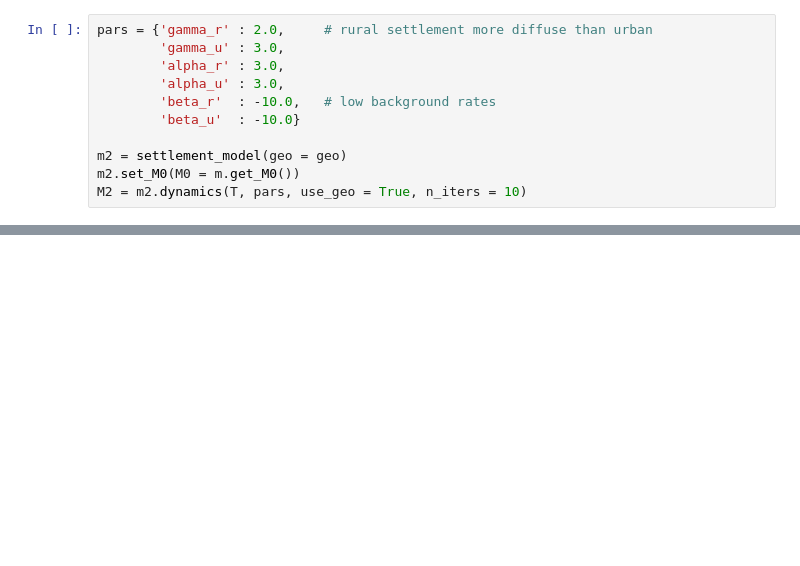
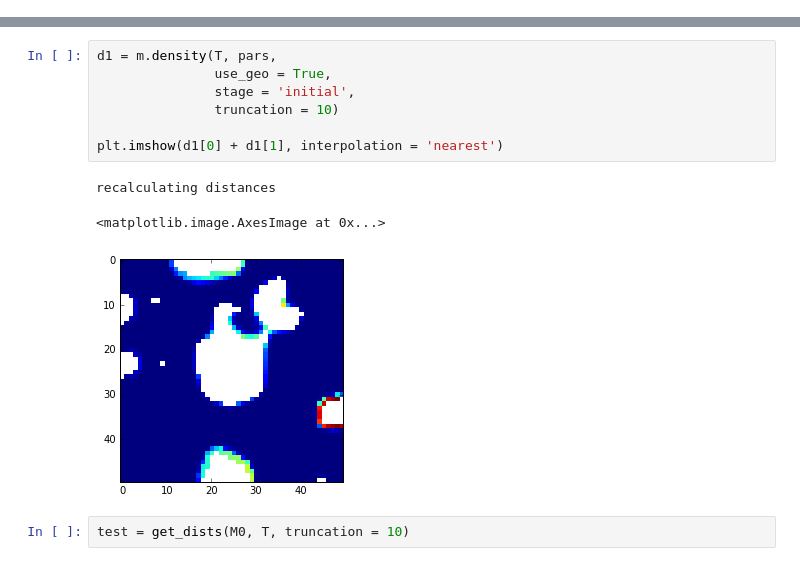
Before and after one commit to adrianalbert/city-simulator, a Jupyter notebook: Simulation Scratchwork.ipynb, the cells around one changed output, grey strips where cells are left out. Drawn from its saved outputs; the diff is of its cells as text; blank space fills up the shorter version.

```diff
--- a/Simulation Scratchwork.ipynb
+++ b/Simulation Scratchwork.ipynb
@@ -115,11 +49,0 @@ Let's compare that last plot to another run with highly localized growth.
-# %%
-pars = {'gamma_r' : 2.0,     # rural settlement more diffuse than urban
-        'gamma_u' : 3.0,
-        'alpha_r' : 3.0,
-        'alpha_u' : 3.0,
-        'beta_r'  : -10.0,   # low background rates
-        'beta_u'  : -10.0}
-
-m2 = settlement_model(geo = geo)
-m2.set_M0(M0 = m.get_M0())
-M2 = m2.dynamics(T, pars, use_geo = True, n_iters = 10)
@@ -151,0 +61,13 @@ plt.title('More Localized')
+# %%
+d1 = m.density(T, pars,
+               use_geo = True,
+               stage = 'initial',
+               truncation = 10)
+
+plt.imshow(d1[0] + d1[1], interpolation = 'nearest')
+# %% [output]
+recalculating distances
+<matplotlib.image.AxesImage at 0x...>
+[figure, added]
+# %%
+test = get_dists(M0, T, truncation = 10)
```
Also changed, not shown: parts of 18 cells of this notebook, 4 other files.
